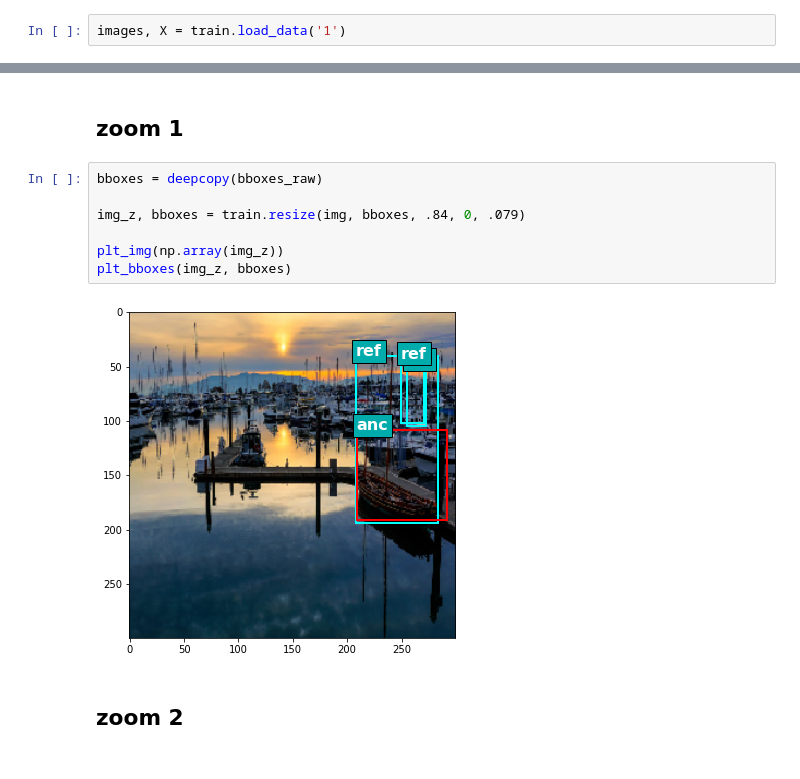
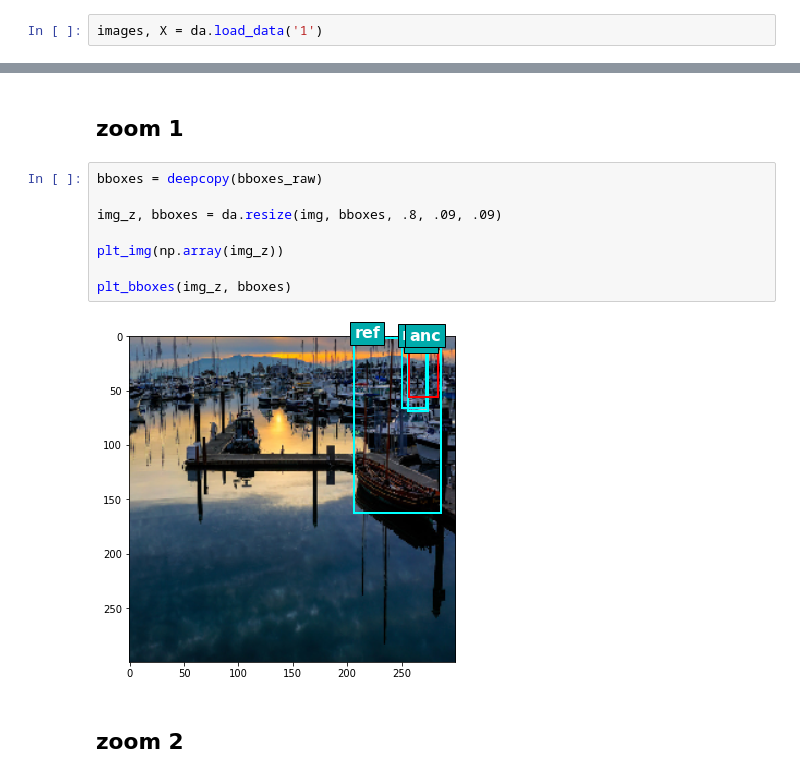
Before and after one commit to BAlmeidaS/capstone-udacity-mle, a Jupyter notebook: project/data-augmentation.ipynb, the cells around one changed output, grey strips where cells are left out. Saved outputs shown, nothing was run; the diff lists cells and outputs as text.

Commit message:
adding more data aug examples in data aug notebook

```diff
--- a/project/data-augmentation.ipynb
+++ b/project/data-augmentation.ipynb
@@ -59,7 +60,7 @@ tqdm.pandas()
 # %% [output]
 Using TensorFlow backend.
 # %%
-images, X = train.load_data('1')
+images, X = da.load_data('1')
 # %%
 # show images with many bounding boxes
 for i in range(8750):
@@ -150,12 +151,13 @@ plt_bboxes(img, bboxes)
 # %%
 bboxes = deepcopy(bboxes_raw)
 
-img_z, bboxes = train.resize(img, bboxes, .84, 0, .079)
+img_z, bboxes = da.resize(img, bboxes, .8, .09, .09)
 
 plt_img(np.array(img_z))
+
 plt_bboxes(img_z, bboxes)
 # %% [output]
-[figure, old version]
+[figure, new version]
 # %% [markdown]
 ## zoom 2
 # %%
```
Also changed, not shown: parts of 8 cells of this notebook.
